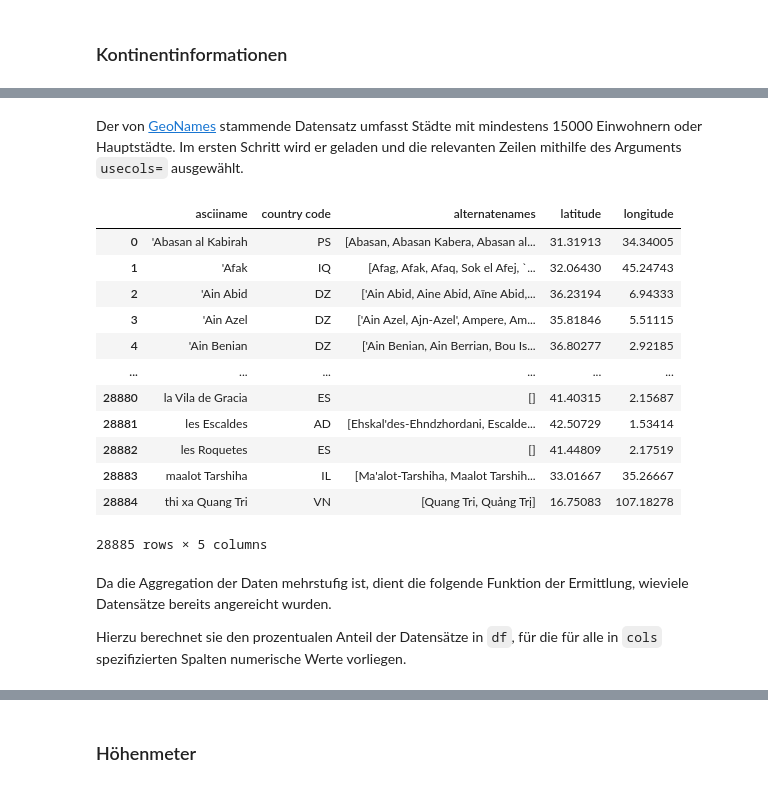
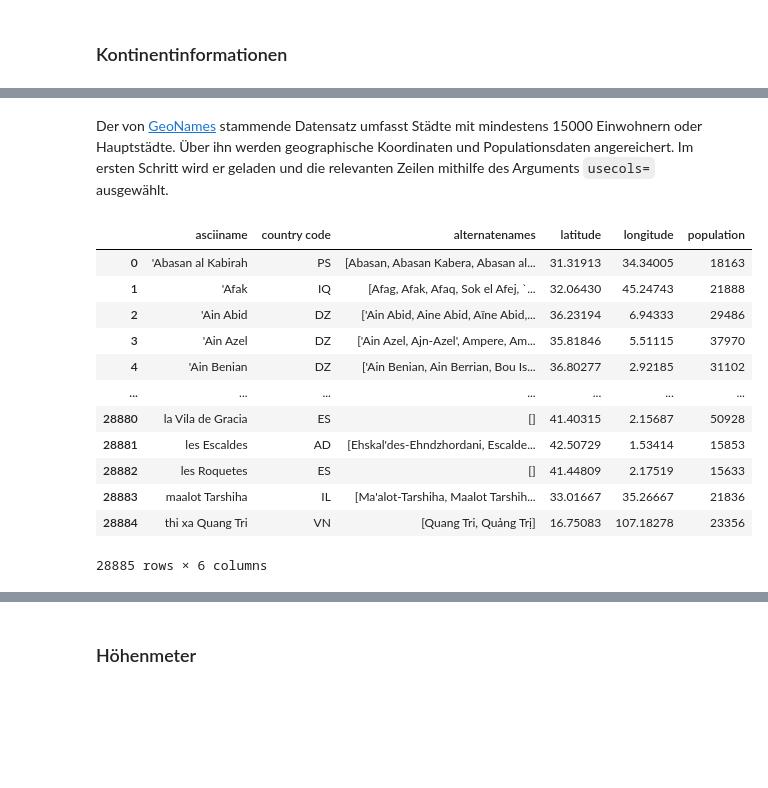
Before and after one commit to GehriJan/data-science-exam, a Jupyter notebook: data_science_exam.ipynb, the cells around one changed output, grey strips where cells are left out. Drawn from its saved outputs; the diff is of its cells as text; code cells hidden in the pictures; blank space fills up the shorter version.

```diff
--- a/data_science_exam.ipynb
+++ b/data_science_exam.ipynb
@@ -215,43 +357,37 @@ Sie umfasst folgende Schritte:
 # %% [markdown]
-Der von [GeoNames](https://download.geonames.org/export/dump/) stammende Datensatz umfasst Städte mit mindestens 15000 Einwohnern oder Hauptstädte. Im ersten Schritt wird er geladen und die relevanten Zeilen mithilfe des Arguments `usecols=` ausgewählt.
+Der von [GeoNames](https://download.geonames.org/export/dump/) stammende Datensatz umfasst Städte mit mindestens 15000 Einwohnern oder Hauptstädte.
+Über ihn werden geographische Koordinaten und Populationsdaten angereichert.
+Im ersten Schritt wird er geladen und die relevanten Zeilen mithilfe des Arguments `usecols=` ausgewählt.
 # %%
 # Laden der Daten als Pandas DataFrame; Auswahl relevanter Spalten
 cities = pd.read_table(
     "data/cities15000.txt",
     names=[
         "geonameid", "name", "asciiname", "alternatenames", "latitude", "longitude",
         "feature class", "feature code", "country code", "cc2", "admin1 code", "admin2 code",
         "admin3 code", "admin4 code", "population", "elevation", "dem", "timezone", "modificaction date",
     ],
-    usecols=["asciiname", "country code", "latitude", "longitude", "alternatenames"]
+    usecols=["asciiname", "country code", "latitude", "longitude", "population", "alternatenames"]
 )
 
 # Vorverarbeitung: Eindeutige Stadt<->Staat Paare
-cities = (
-    cities
-    .groupby(["asciiname", "country code"])
-    .first()
-    .reset_index()
-)
+cities = cities.groupby(["asciiname", "country code"]).first().reset_index()
+
 # Vorverarbeitung: Umwandlung der alternatenames-Information von String zu Liste
 cities["alternatenames"] = cities["alternatenames"].apply(lambda x: x.split(",") if x is not None else [])
 
 cities
 # %% [output]
-|  | asciiname | country code | alternatenames | latitude | longitude |
-| 0 | 'Abasan al Kabirah | PS | [Abasan, Abasan Kabera, Abasan al... | 31.31913 | 34.34005 |
-| 1 | 'Afak | IQ | [Afag, Afak, Afaq, Sok el Afej, `... | 32.06430 | 45.24743 |
-| 2 | 'Ain Abid | DZ | ['Ain Abid, Aine Abid, Aïne Abid,... | 36.23194 | 6.94333 |
-| 3 | 'Ain Azel | DZ | ['Ain Azel, Ajn-Azel', Ampere, Am... | 35.81846 | 5.51115 |
-| 4 | 'Ain Benian | DZ | ['Ain Benian, Ain Berrian, Bou Is... | 36.80277 | 2.92185 |
-| ... | ... | ... | ... | ... | ... |
-| 28880 | la Vila de Gracia | ES | [] | 41.40315 | 2.15687 |
-| 28881 | les Escaldes | AD | [Ehskal'des-Ehndzhordani, Escalde... | 42.50729 | 1.53414 |
-| 28882 | les Roquetes | ES | [] | 41.44809 | 2.17519 |
-| 28883 | maalot Tarshiha | IL | [Ma'alot-Tarshiha, Maalot Tarshih... | 33.01667 | 35.26667 |
-| 28884 | thi xa Quang Tri | VN | [Quang Tri, Quảng Trị] | 16.75083 | 107.18278 |
+|  | asciiname | country code | alternatenames | latitude | longitude | population |
+| 0 | 'Abasan al Kabirah | PS | [Abasan, Abasan Kabera, Abasan al... | 31.31913 | 34.34005 | 18163 |
+| 1 | 'Afak | IQ | [Afag, Afak, Afaq, Sok el Afej, `... | 32.06430 | 45.24743 | 21888 |
+| 2 | 'Ain Abid | DZ | ['Ain Abid, Aine Abid, Aïne Abid,... | 36.23194 | 6.94333 | 29486 |
+| 3 | 'Ain Azel | DZ | ['Ain Azel, Ajn-Azel', Ampere, Am... | 35.81846 | 5.51115 | 37970 |
+| 4 | 'Ain Benian | DZ | ['Ain Benian, Ain Berrian, Bou Is... | 36.80277 | 2.92185 | 31102 |
+| ... | ... | ... | ... | ... | ... | ... |
+| 28880 | la Vila de Gracia | ES | [] | 41.40315 | 2.15687 | 50928 |
+| 28881 | les Escaldes | AD | [Ehskal'des-Ehndzhordani, Escalde... | 42.50729 | 1.53414 | 15853 |
+| 28882 | les Roquetes | ES | [] | 41.44809 | 2.17519 | 15633 |
+| 28883 | maalot Tarshiha | IL | [Ma'alot-Tarshiha, Maalot Tarshih... | 33.01667 | 35.26667 | 21836 |
+| 28884 | thi xa Quang Tri | VN | [Quang Tri, Quảng Trị] | 16.75083 | 107.18278 | 23356 |
-28885 rows × 5 columns
+28885 rows × 6 columns
-# %% [markdown]
-Da die Aggregation der Daten mehrstufig ist, dient die folgende Funktion der Ermittlung, wieviele Datensätze bereits angereicht wurden.
-
-Hierzu berechnet sie den prozentualen Anteil der Datensätze in `df`, für die für alle in `cols` spezifizierten Spalten numerische Werte vorliegen.
```
Also changed, not shown: parts of 86 cells of this notebook.
